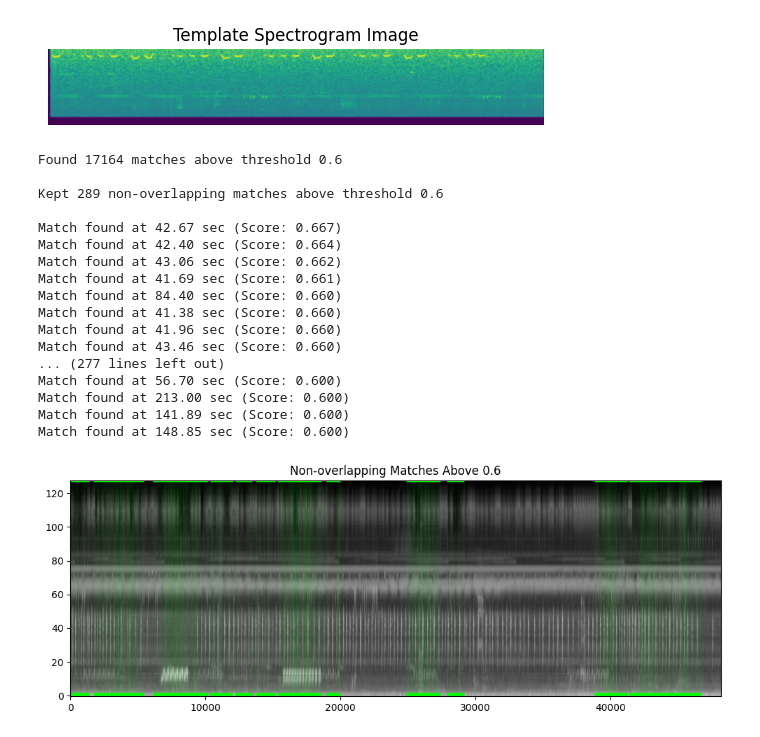
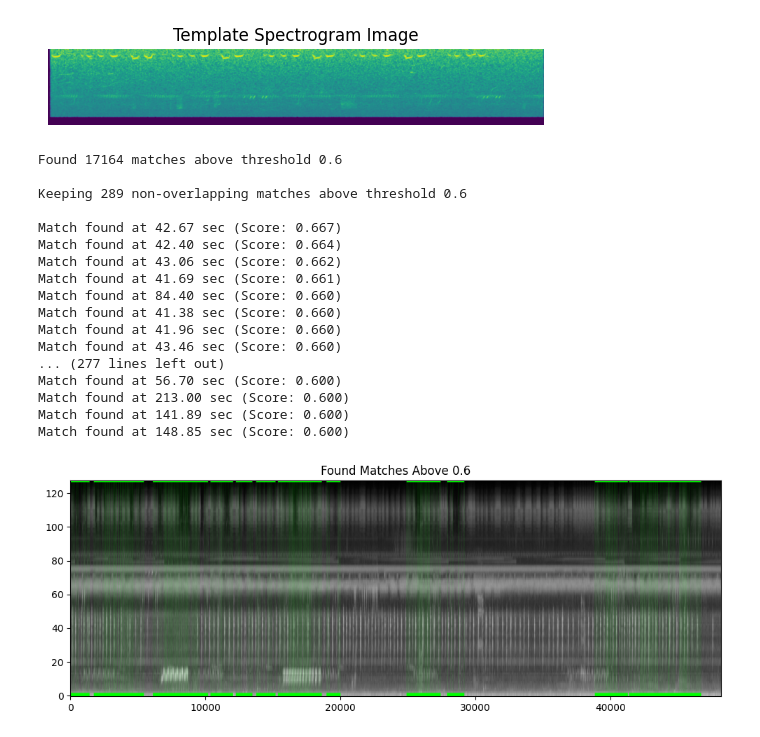
Before and after one commit to UCSD-E4E/pyha-analyzer-2.0, a Jupyter notebook: demo-notebooks/Music/template_matching_example.ipynb, the cells around one changed output. Saved outputs shown, nothing was run; the diff lists cells and outputs as text; code cells hidden in the pictures.

```diff
--- a/demo-notebooks/Music/template_matching_example.ipynb
+++ b/demo-notebooks/Music/template_matching_example.ipynb
@@ -91,7 +91,7 @@ for y, x, score in matches:
     if all(abs(x - xc) > SUPPRESSION_DISTANCE for _, xc, _ in selected):
         selected.append((y, x, score))
 
-print(f"Kept {len(selected)} non-overlapping matches above threshold {THRESHOLD}\n")
+print(f"Keeping {len(selected)} non-overlapping matches above threshold {THRESHOLD}\n")
 
 # Visualize the matches on the clip spectrogram image
 
@@ -99,37 +99,37 @@ seconds_per_col = 512 / sr_clip
 
 plt.figure(figsize=(12, 4))
 vis = cv.cvtColor(clip_img, cv.COLOR_GRAY2BGR)
 
 for y, x, score in selected:
     top_left = (x, y)
     bottom_right = (x + template_img.shape[1], y + template_img.shape[0])
     cv.rectangle(vis, top_left, bottom_right, (0, 255, 0), 2)
 
     timestamp = x * seconds_per_col
     print(f"Match found at {timestamp:.2f} sec (Score: {score:.3f})")
 
-plt.imshow(vis, aspect='auto', origin='lower', cmap='gray')
-plt.title(f"Non-overlapping Matches Above {THRESHOLD}")
+plt.imshow(vis, aspect='auto', origin='lower', cmap='viridis')
+plt.title(f"Found Matches Above {THRESHOLD}")
 plt.show()
 # %% [output]
 Found 17164 matches above threshold 0.6
 
-Kept 289 non-overlapping matches above threshold 0.6
+Keeping 289 non-overlapping matches above threshold 0.6
 
 Match found at 42.67 sec (Score: 0.667)
 Match found at 42.40 sec (Score: 0.664)
 Match found at 43.06 sec (Score: 0.662)
 Match found at 41.69 sec (Score: 0.661)
 Match found at 84.40 sec (Score: 0.660)
 Match found at 41.38 sec (Score: 0.660)
 Match found at 41.96 sec (Score: 0.660)
 Match found at 43.46 sec (Score: 0.660)
 ... (277 lines left out)
 Match found at 56.70 sec (Score: 0.600)
 Match found at 213.00 sec (Score: 0.600)
 Match found at 141.89 sec (Score: 0.600)
 Match found at 148.85 sec (Score: 0.600)
-[figure, old version]
+[figure, new version]
 # %%
 # Customize the number of top matches to display
 
```
Also changed, not shown: parts of 2 cells of this notebook.
